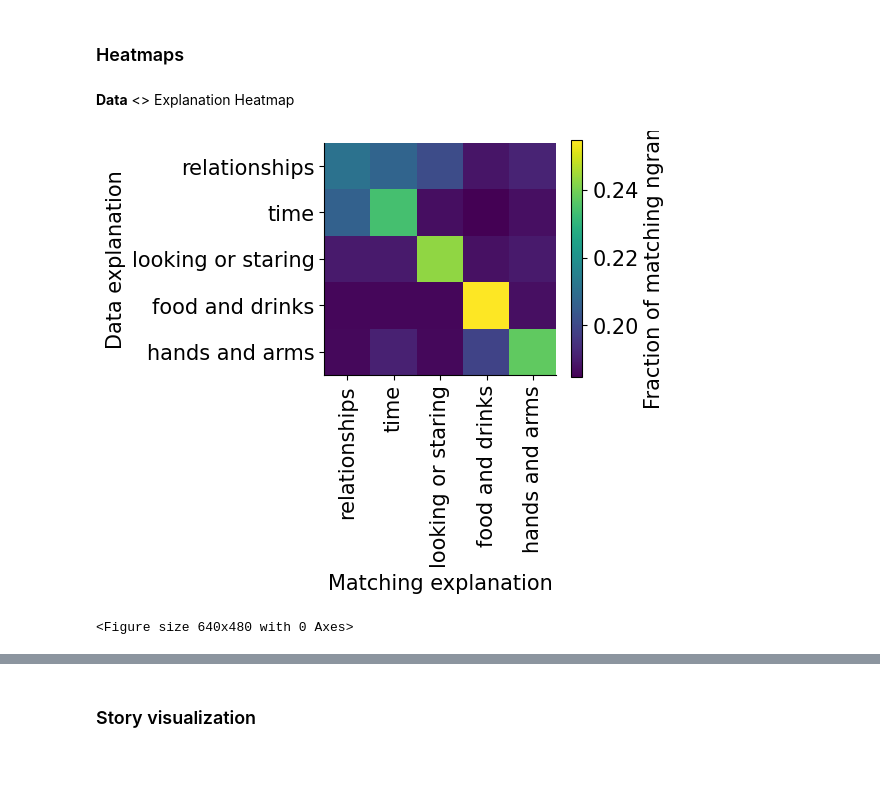
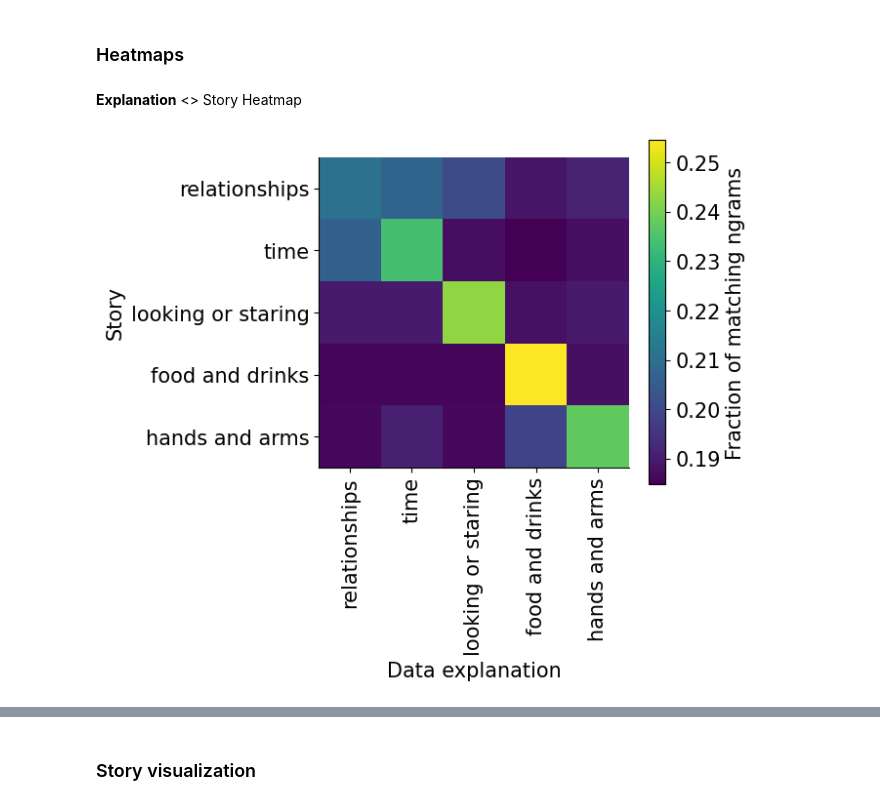
Before and after one commit to microsoft/automated-explanations, a Jupyter notebook: notebooks/05_fmri_story_viz.ipynb, the cells around one changed output, grey strips where cells are left out. Drawn from its saved outputs; the diff is of its cells as text; code cells hidden in the pictures; blank space fills up the shorter version.

```diff
--- a/notebooks/05_fmri_story_viz.ipynb
+++ b/notebooks/05_fmri_story_viz.ipynb
@@ -44,15 +44,14 @@ The autoreload extension is already loaded. To reload it, use:
 # %% [markdown]
 ### Heatmaps
 # %% [markdown]
-**Data** <> Explanation Heatmap
+**Explanation** <> Story Heatmap
 # %%
 scores_data = joblib.load(join(RESULTS_DIR, 'stories', f'{EXPT_NAME}_scores_data.pkl'))
 s = scores_data
 s = scipy.special.softmax(s, axis=1)
 # s = (s - s.min()) / (s.max() - s.min())
-mprompt.viz.heatmap(s, expls, ylab='Data explanation', xlab='Matching explanation')
+mprompt.viz.heatmap(s, expls, ylab='Story', xlab='Data explanation')
 plt.savefig(join(RESULTS_DIR, 'stories', f'{EXPT_NAME}_story_data_match.png'), dpi=300)
 # %% [output]
-[figure, old version]
+[figure, new version]
-<Figure size 640x480 with 0 Axes>
 # %% [markdown]
```
Also changed, not shown: parts of 3 cells of this notebook, 4 other files.
